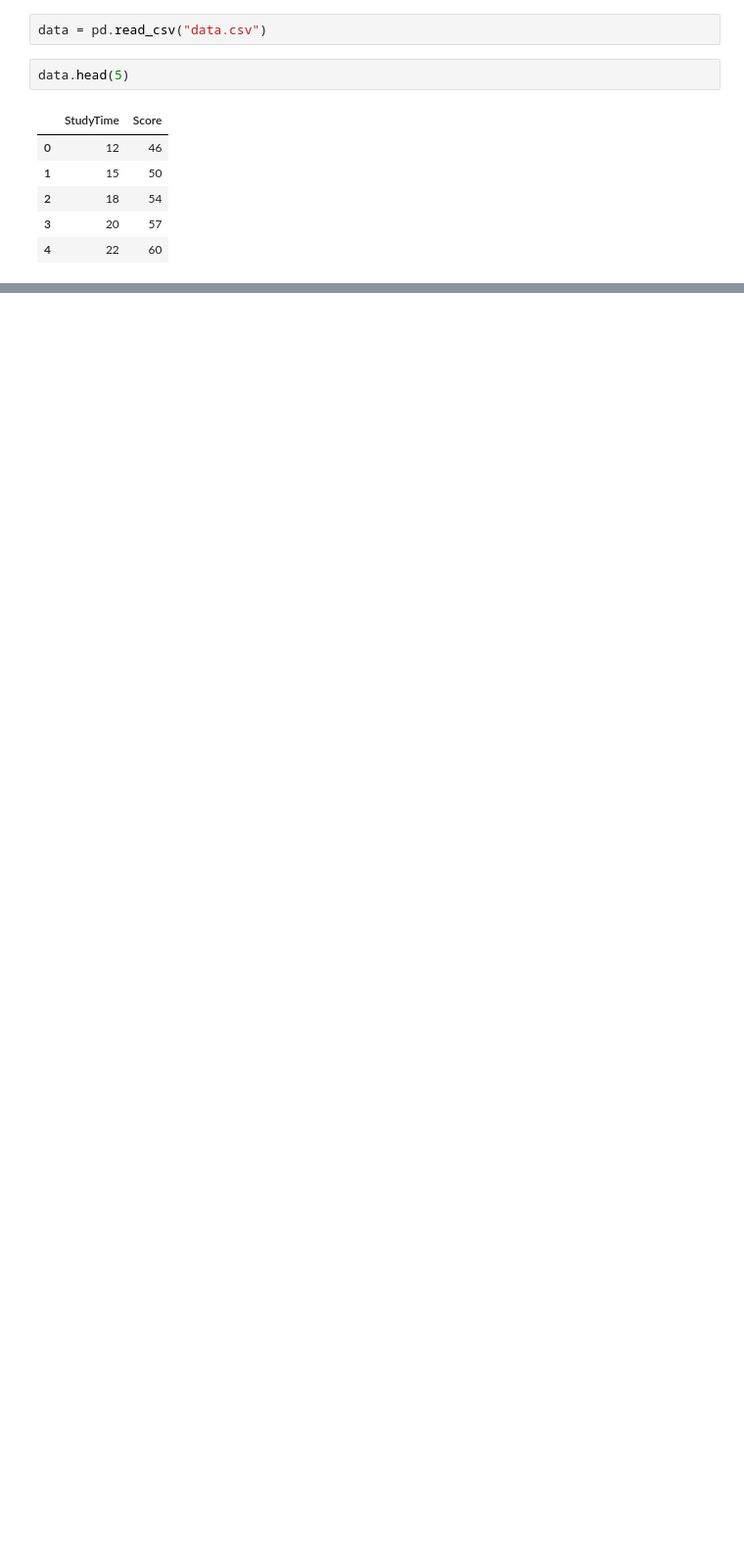
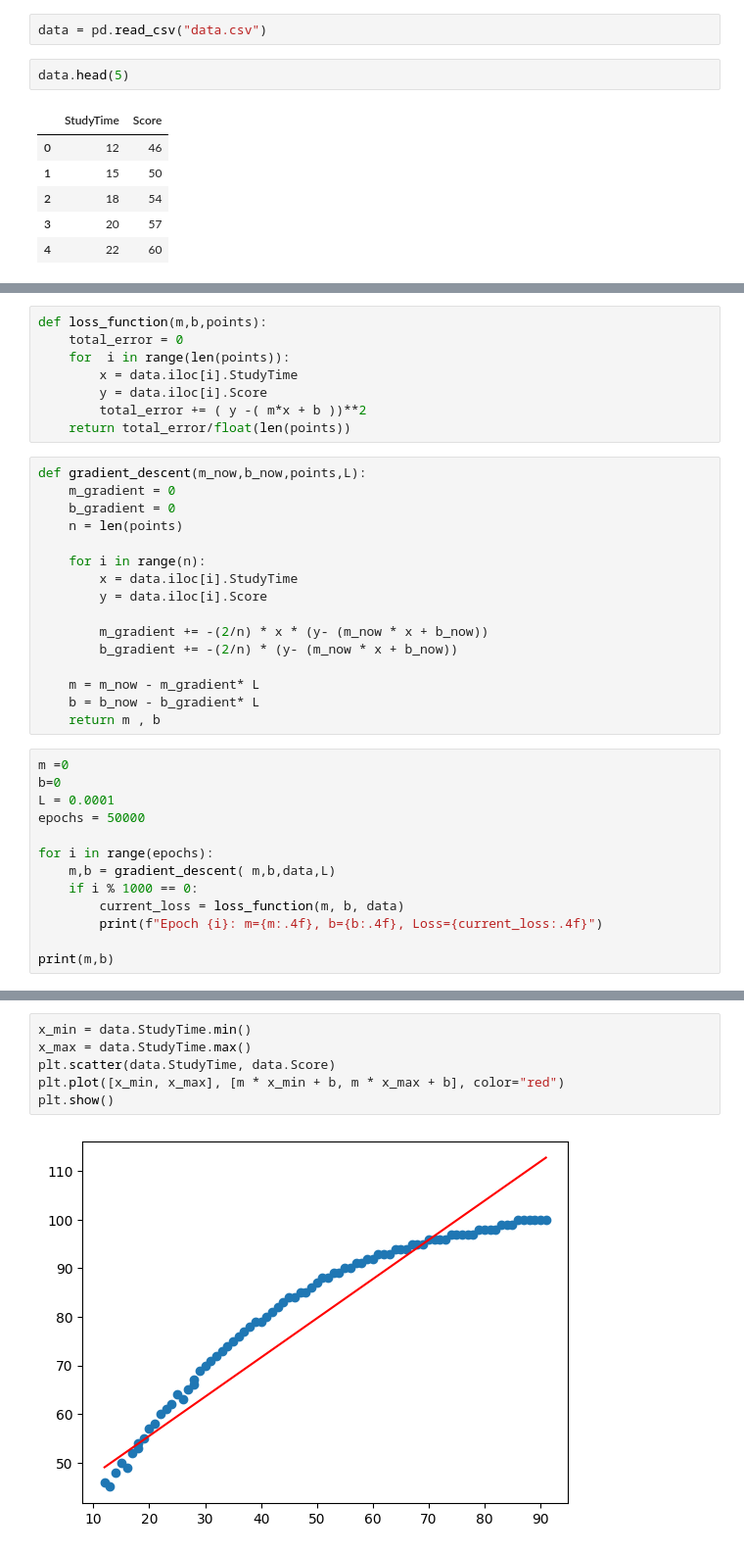
Before and after one commit to Hariprasath191/Project-Based-Learnings, a Jupyter notebook: Linear Regression/Linear Regression From Scratch in Python (Mathematical).ipynb, the cells around one changed output, grey strips where cells are left out. Shown at 98% size. Drawn from its saved outputs; the diff is of its cells as text; blank space fills up the shorter version.

```diff
--- a/Linear Regression/Linear Regression From Scratch in Python (Mathematical).ipynb
+++ b/Linear Regression/Linear Regression From Scratch in Python (Mathematical).ipynb
@@ -15,0 +20,37 @@ data.head(5)
+# %%
+def loss_function(m,b,points):
+    total_error = 0
+    for  i in range(len(points)):
+        x = data.iloc[i].StudyTime
+        y = data.iloc[i].Score
+        total_error += ( y -( m*x + b ))**2
+    return total_error/float(len(points))
+# %%
+def gradient_descent(m_now,b_now,points,L):
+    m_gradient = 0
+    b_gradient = 0
+    n = len(points)
+
+    for i in range(n):
+        x = data.iloc[i].StudyTime
+        y = data.iloc[i].Score
+
+        m_gradient += -(2/n) * x * (y- (m_now * x + b_now))
+        b_gradient += -(2/n) * (y- (m_now * x + b_now))
+
+    m = m_now - m_gradient* L
+    b = b_now - b_gradient* L
+    return m , b
+# %%
+m =0
+b=0
+L = 0.0001
+epochs = 50000
+
+for i in range(epochs):
+    m,b = gradient_descent( m,b,data,L)
+    if i % 1000 == 0:
+        current_loss = loss_function(m, b, data)
+        print(f"Epoch {i}: m={m:.4f}, b={b:.4f}, Loss={current_loss:.4f}")
+
+print(m,b)
@@ -15,0 +75,8 @@ data.head(5)
+# %%
+x_min = data.StudyTime.min()
+x_max = data.StudyTime.max()
+plt.scatter(data.StudyTime, data.Score)
+plt.plot([x_min, x_max], [m * x_min + b, m * x_max + b], color="red")
+plt.show()
+# %% [output]
+[figure, added]
```
Also changed, not shown: parts of 4 cells of this notebook.
